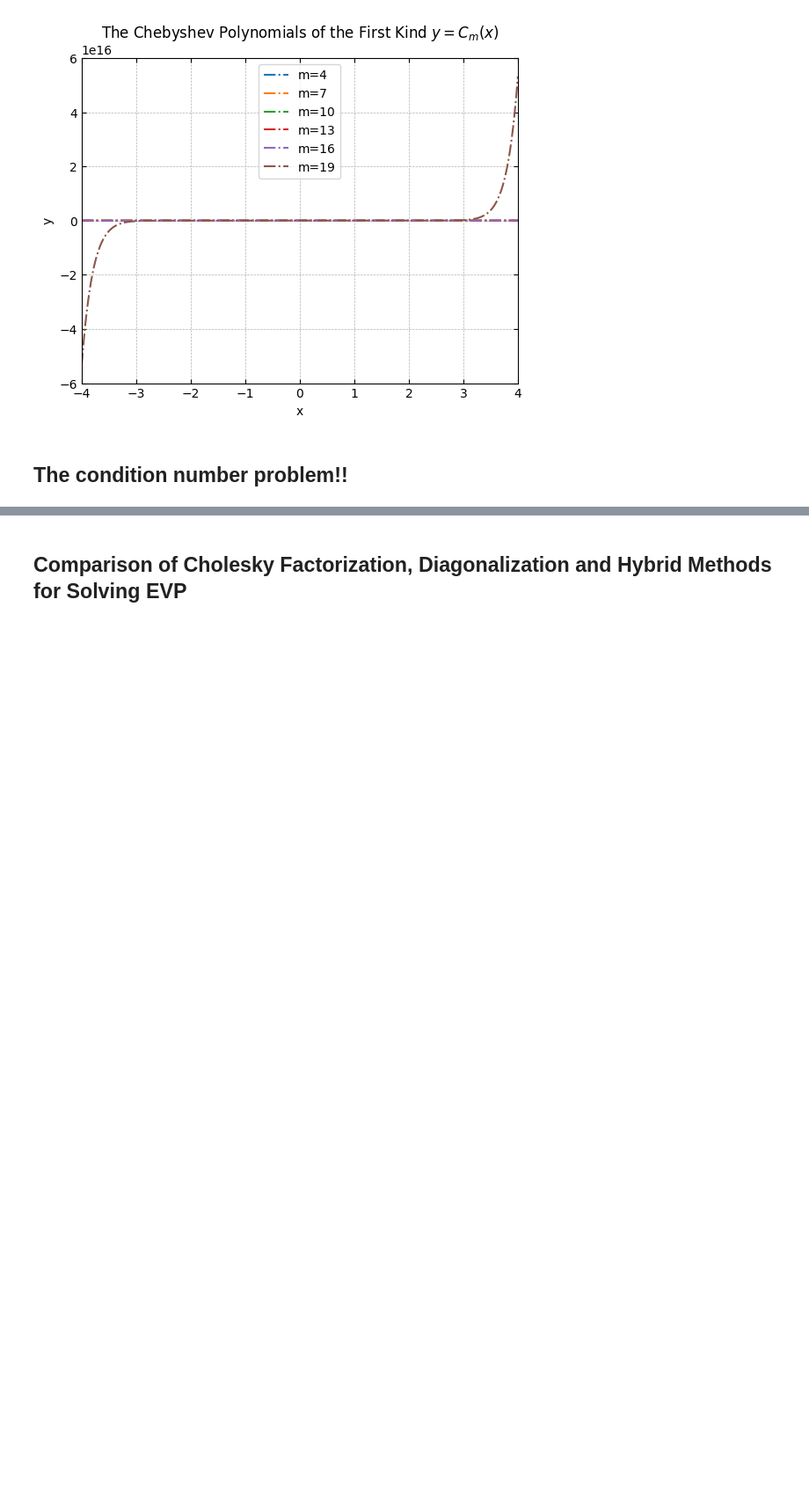
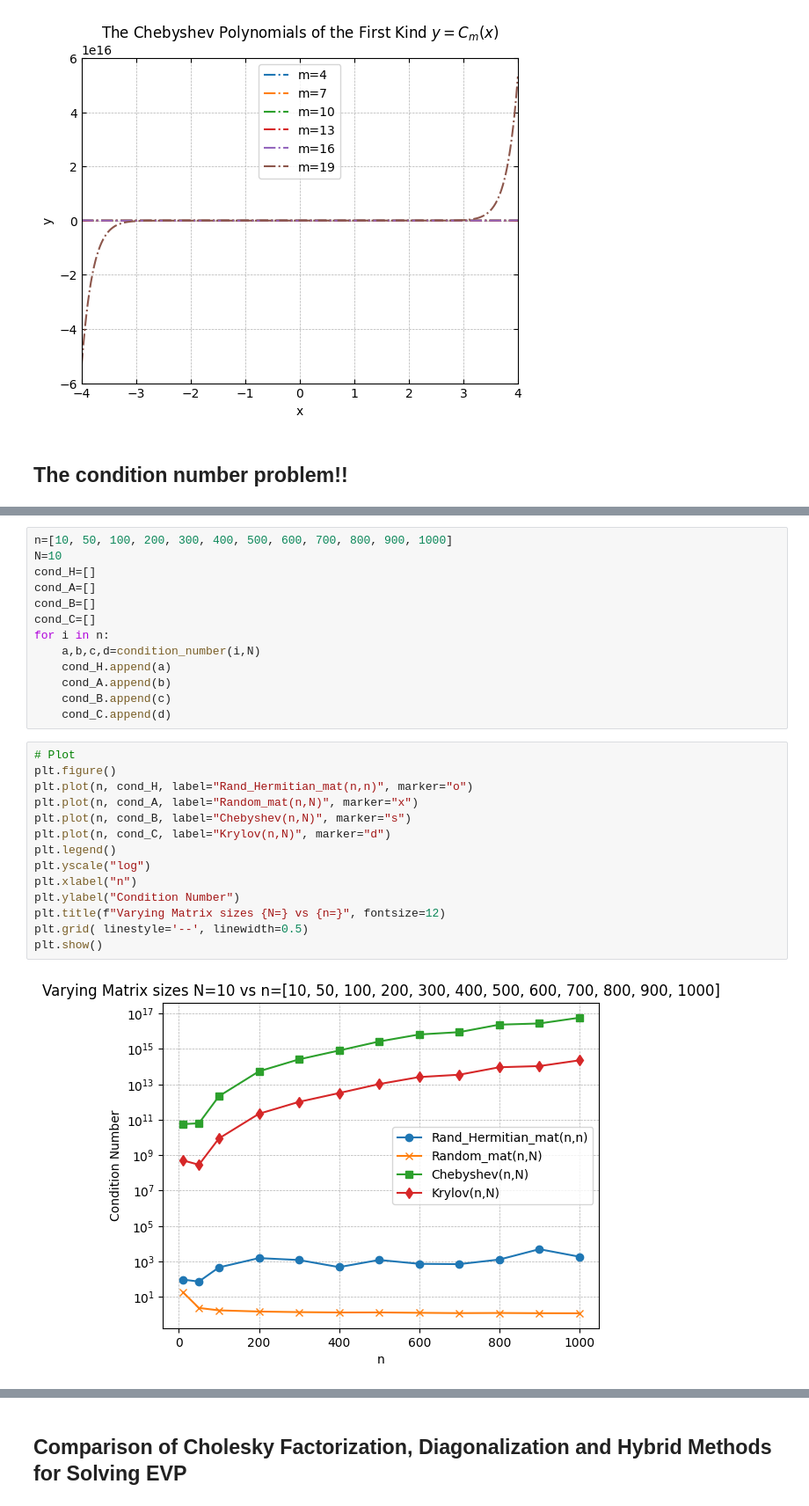
Before and after one commit to Nihar-Shah2001/Quantum_Computing_Notes, a Jupyter notebook: Notes/codes/project.ipynb, the cells around one changed output, grey strips where cells are left out. Shown at 88% size. Saved outputs shown, nothing was run; the diff lists cells and outputs as text; blank space fills up the shorter version.

```diff
--- a/Notes/codes/project.ipynb
+++ b/Notes/codes/project.ipynb
@@ -119,0 +113,29 @@ The condition number of C is: 228226280284490.2
+# %%
+n=[10, 50, 100, 200, 300, 400, 500, 600, 700, 800, 900, 1000]
+N=10
+cond_H=[]
+cond_A=[]
+cond_B=[]
+cond_C=[]
+for i in n:
+    a,b,c,d=condition_number(i,N)
+    cond_H.append(a)
+    cond_A.append(b)
+    cond_B.append(c)
+    cond_C.append(d)
+# %%
+# Plot
+plt.figure()
+plt.plot(n, cond_H, label="Rand_Hermitian_mat(n,n)", marker="o")
+plt.plot(n, cond_A, label="Random_mat(n,N)", marker="x")
+plt.plot(n, cond_B, label="Chebyshev(n,N)", marker="s")
+plt.plot(n, cond_C, label="Krylov(n,N)", marker="d")
+plt.legend()
+plt.yscale("log")
+plt.xlabel("n")
+plt.ylabel("Condition Number")
+plt.title(f"Varying Matrix sizes {N=} vs {n=}", fontsize=12)
+plt.grid( linestyle='--', linewidth=0.5)
+plt.show()
+# %% [output]
+[figure, added]
```
Also changed, not shown: parts of 10 cells of this notebook.
